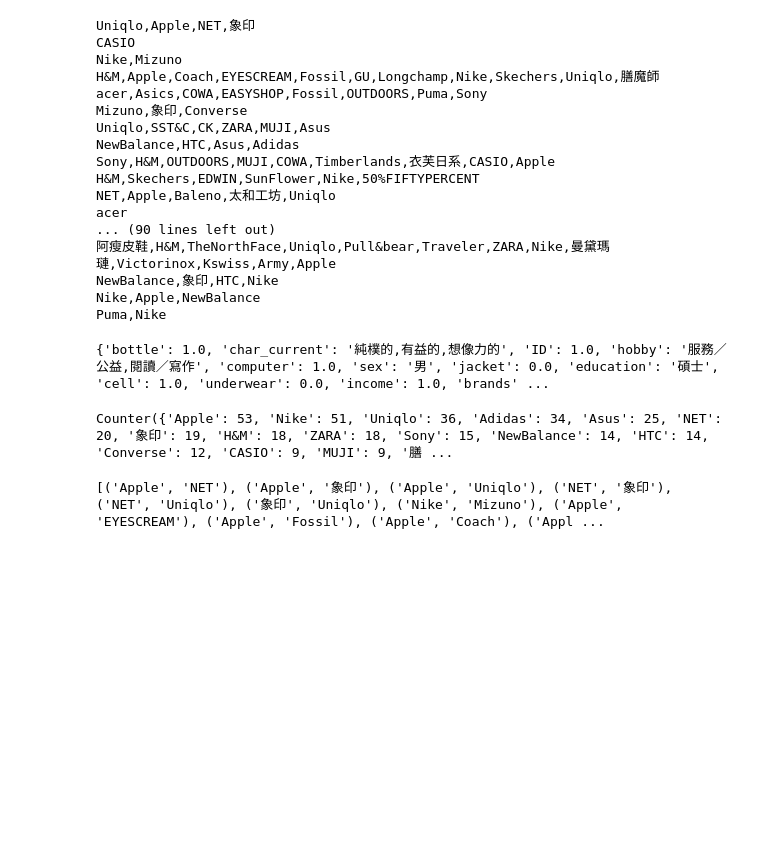
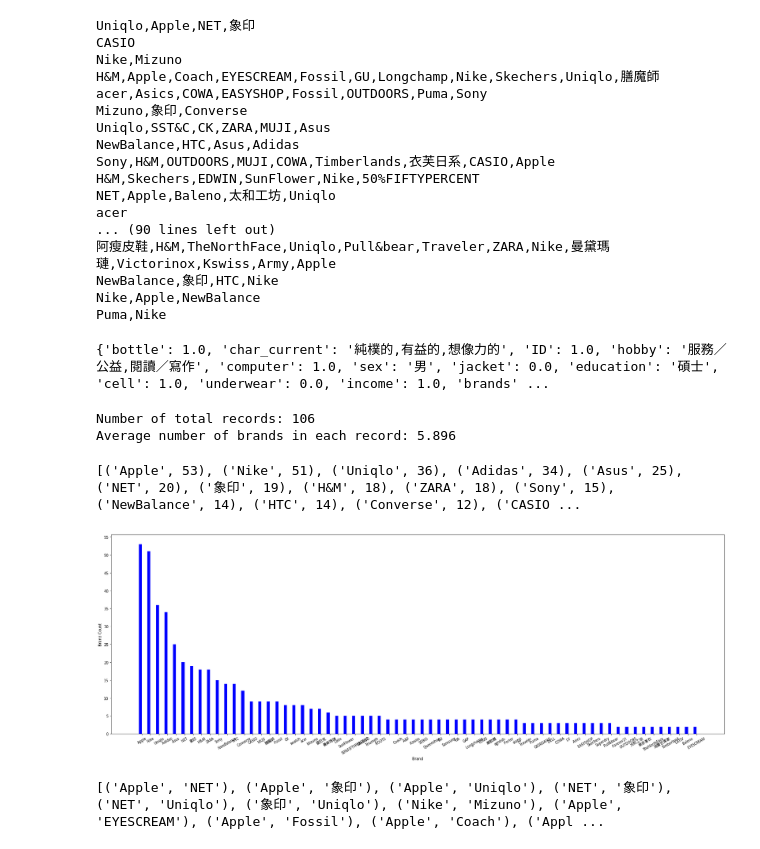
Before and after one commit to ichbinangela/BrandNetwork, a Jupyter notebook: Brand_Network.ipynb, the cells around one changed output. Cells and saved outputs as stored; diff of their text form; code cells hidden in the pictures; blank space fills up the shorter version.

Commit message:
Add descriptive analysis and a bar chart

```diff
--- a/Brand_Network.ipynb
+++ b/Brand_Network.ipynb
@@ -79,12 +76,44 @@ for item in dict_list:
+# %%
+num_brands = []
+for item in dict_list:
+    item['brands'] = set(item['brands'])
+    num_brands.append(len(item['brands']))
+average = round(sum(num_brands)/len(dict_list),3)
+print('Number of total records:', len(dict_list))
+print('Average number of brands in each record:', average)
+# %% [output]
+Number of total records: 106
+Average number of brands in each record: 5.896
 # %%
 # count items
 from collections import Counter
+N = 66 # consider only brands that exist more than twice
 all_brands = []
 for i in range(len(dict_list)):
     all_brands += dict_list[i]['brands']
-print(Counter(all_brands))
+c = Counter(all_brands).most_common(N)
+print(c)
 # %% [output]
-Counter({'Apple': 53, 'Nike': 51, 'Uniqlo': 36, 'Adidas': 34, 'Asus': 25, 'NET': 20, '象印': 19, 'H&M': 18, 'ZARA': 18, 'Sony': 15, 'NewBalance': 14, 'HTC': 14, 'Converse': 12, 'CASIO': 9, 'MUJI': 9, '膳 ...
+[('Apple', 53), ('Nike', 51), ('Uniqlo', 36), ('Adidas', 34), ('Asus', 25), ('NET', 20), ('象印', 19), ('H&M', 18), ('ZARA', 18), ('Sony', 15), ('NewBalance', 14), ('HTC', 14), ('Converse', 12), ('CASIO ...
+# %%
+import numpy as np
+brand_count = []
+brand_label = []
+for item in c:
+        brand_count.append(item[1])
+        brand_label.append(item[0])
+ind = np.arange(N)    # the x locations for the groups
+width = 0.35       # the width of the bars: can also be len(x) sequence
+plt.figure(figsize=(30,10))
+plt.bar(ind, brand_count, width, color="blue")
+plt.xticks(ind + width, brand_label, rotation = 30, fontproperties = WQY)
+plt.yticks(np.arange(0, 56, 5))
+plt.xlabel("Brand")
+plt.ylabel("Brand Count")
+plt.savefig('brand_count.png', dpi=100)
+plt.show()
+# %% [output]
+[figure, added]
 # %%
 import itertools
 result = []
```
Also changed, not shown: parts of 2 cells of this notebook, 1 other file.
